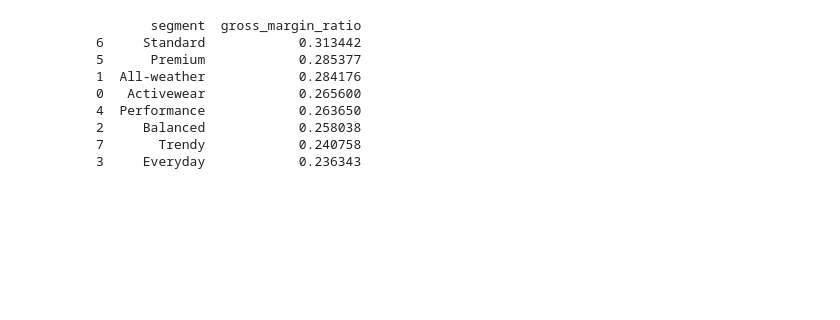
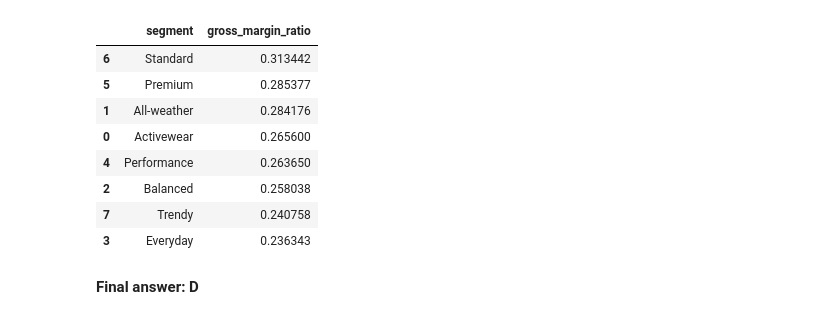
Before and after one commit to minhnm162/Neu_BRT_Datathon, a Jupyter notebook: mcq_solution.ipynb, the cells around one changed output. Cells and saved outputs as stored; diff of their text form; code cells hidden in the pictures; blank space fills up the shorter version.

```diff
--- a/mcq_solution.ipynb
+++ b/mcq_solution.ipynb
@@ -58,33 +107,25 @@ Name: gap_days, dtype: float64
 # %%
-# Q2
-# Segment nào có gross margin ratio trung bình cao nhất?
-# (price - cogs) / price
-# =========================
 products = dfs["products"].copy()
 products["gross_margin_ratio"] = (products["price"] - products["cogs"]) / products["price"]
-
 segment_margin = (
     products.groupby("segment", as_index=False)["gross_margin_ratio"]
     .mean()
     .sort_values("gross_margin_ratio", ascending=False)
 )
-
-print(segment_margin)
+display(segment_margin)
 
 top_segment = segment_margin.iloc[0]["segment"]
-q2_options = {
-    "A": "Premium",
-    "B": "Performance",
-    "C": "Activewear",
-    "D": "Standard",
-}
+q2_options = {"A": "Premium", "B": "Performance", "C": "Activewear", "D": "Standard"}
+q2_answer = answer_from_value(top_segment, q2_options)
+record_answer("Q2", q2_answer, top_segment, f"highest average gross margin={segment_margin.iloc[0]['gross_margin_ratio']:.4f}")
 # %% [output]
-       segment  gross_margin_ratio
-6     Standard            0.313442
-5      Premium            0.285377
-1  All-weather            0.284176
-0   Activewear            0.265600
-4  Performance            0.263650
-2     Balanced            0.258038
-7       Trendy            0.240758
-3     Everyday            0.236343
+|  | segment | gross_margin_ratio |
+| 6 | Standard | 0.313442 |
+| 5 | Premium | 0.285377 |
+| 1 | All-weather | 0.284176 |
+| 0 | Activewear | 0.265600 |
+| 4 | Performance | 0.263650 |
+| 2 | Balanced | 0.258038 |
+| 7 | Trendy | 0.240758 |
+| 3 | Everyday | 0.236343 |
+**Final answer: D**
```
Also changed, not shown: parts of 26 cells of this notebook.
